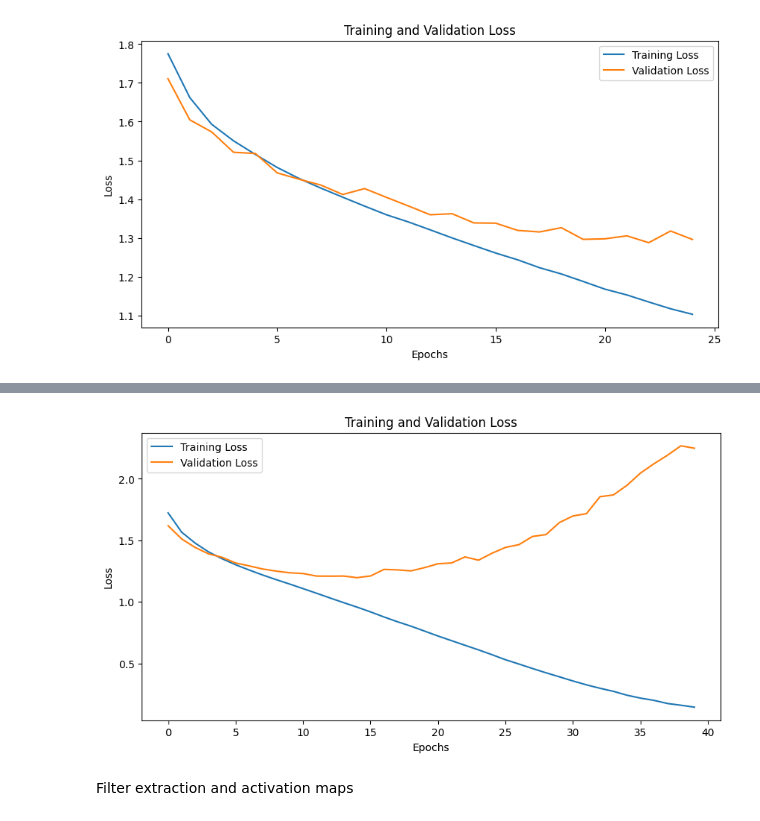
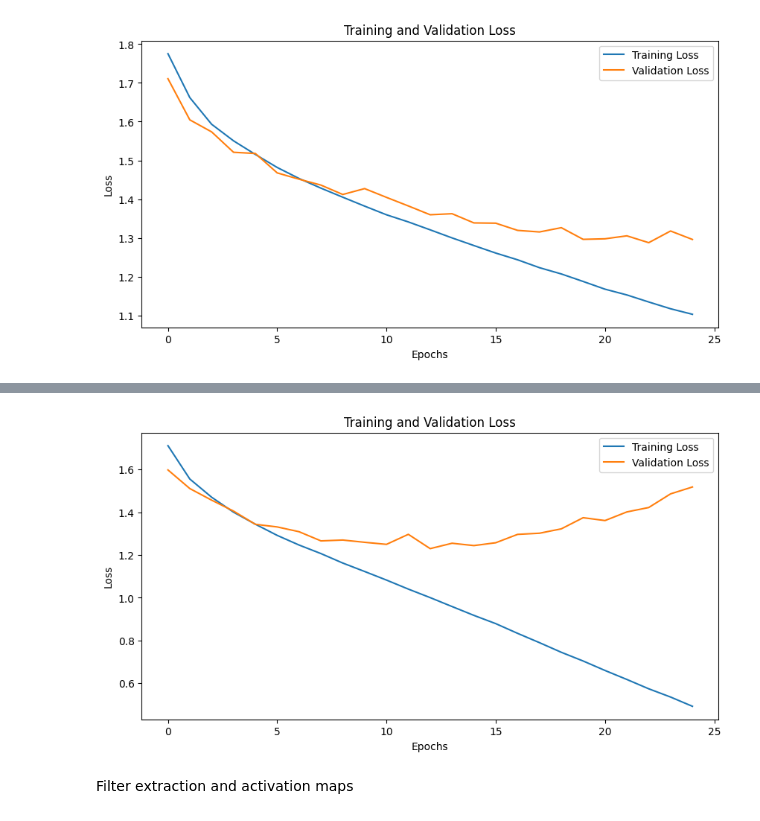
Before and after one commit to georgebaint/Computer-Vision-Facial-Expression-Recognition, a Jupyter notebook: training_and_evaluation.ipynb, the cells around one changed output, grey strips where cells are left out. Drawn from its saved outputs; the diff is of its cells as text; code cells hidden in the pictures.

Commit message:
Added experiments for different models

```diff
--- a/training_and_evaluation.ipynb
+++ b/training_and_evaluation.ipynb
@@ -415,3 +412,3 @@ Epoch [25/25], Train Loss: 1.4043220991812198,  Validation Loss: 1.3542550322228
 # %%
-train_model(mr_units_model, data_loader_train, data_loader_validation, 40, 'mr_units_model', 0.0001)
+train_model(mr_units_model, data_loader_train, data_loader_validation, 25, 'mr_units_model', 0.0001)
 # %% [output]
@@ -435,4 +432,4 @@ Epoch [40/40], Train Loss: 0.14377531485802147,  Validation Loss: 2.248837818086
-[figure, old version]
+[figure, new version]
 # %% [markdown]
 Filter extraction and activation maps
 # %%
```
Also changed, not shown: parts of 20 cells of this notebook, 4 other files.
